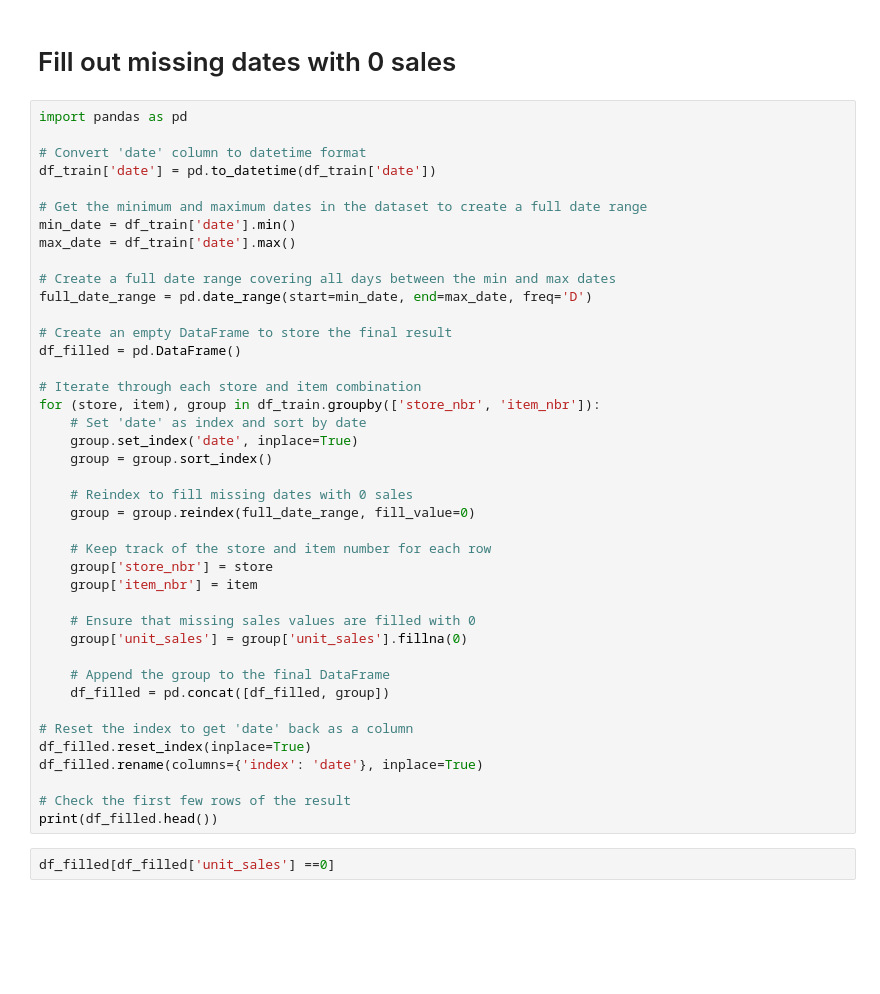
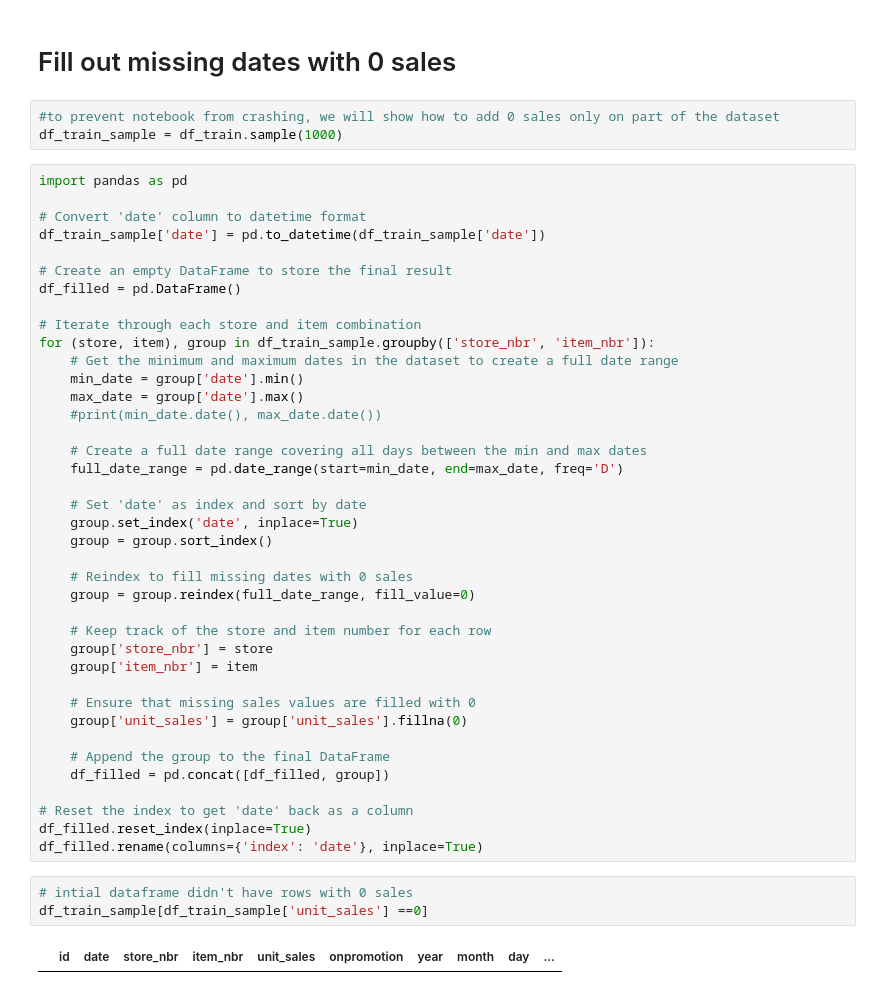
Before and after one commit to masterschool-content/retail_demand_forecast, a Jupyter notebook: notebooks/EDA_with_pandas.ipynb, the cells around one changed output. Saved outputs shown, nothing was run; the diff lists cells and outputs as text; blank space fills up the shorter version.

Commit message:
Correct "adding 0 sales" function

```diff
--- a/notebooks/EDA_with_pandas.ipynb
+++ b/notebooks/EDA_with_pandas.ipynb
@@ -549,23 +550,27 @@ plt.show()
 # %% [markdown]
 # Fill out missing dates with 0 sales
+# %%
+#to prevent notebook from crashing, we will show how to add 0 sales only on part of the dataset
+df_train_sample = df_train.sample(1000)
 # %%
 import pandas as pd
 
 # Convert 'date' column to datetime format
-df_train['date'] = pd.to_datetime(df_train['date'])
-
-# Get the minimum and maximum dates in the dataset to create a full date range
-min_date = df_train['date'].min()
-max_date = df_train['date'].max()
-
-# Create a full date range covering all days between the min and max dates
-full_date_range = pd.date_range(start=min_date, end=max_date, freq='D')
+df_train_sample['date'] = pd.to_datetime(df_train_sample['date'])
 
 # Create an empty DataFrame to store the final result
 df_filled = pd.DataFrame()
 
 # Iterate through each store and item combination
-for (store, item), group in df_train.groupby(['store_nbr', 'item_nbr']):
+for (store, item), group in df_train_sample.groupby(['store_nbr', 'item_nbr']):
+    # Get the minimum and maximum dates in the dataset to create a full date range
+    min_date = group['date'].min()
+    max_date = group['date'].max()
+    #print(min_date.date(), max_date.date())
+
+    # Create a full date range covering all days between the min and max dates
+    full_date_range = pd.date_range(start=min_date, end=max_date, freq='D')
+
     # Set 'date' as index and sort by date
     group.set_index('date', inplace=True)
     group = group.sort_index()
@@ -586,8 +591,8 @@ for (store, item), group in df_train.groupby(['store_nbr', 'item_nbr']):
 # Reset the index to get 'date' back as a column
 df_filled.reset_index(inplace=True)
 df_filled.rename(columns={'index': 'date'}, inplace=True)
-
-# Check the first few rows of the result
-print(df_filled.head())
-# %%
-df_filled[df_filled['unit_sales'] ==0]
+# %%
+# intial dataframe didn't have rows with 0 sales
+df_train_sample[df_train_sample['unit_sales'] ==0]
+# %% [output]
+|  | id | date | store_nbr | item_nbr | unit_sales | onpromotion | year | month | day | ... |
```
Also changed, not shown: parts of 5 cells of this notebook.
